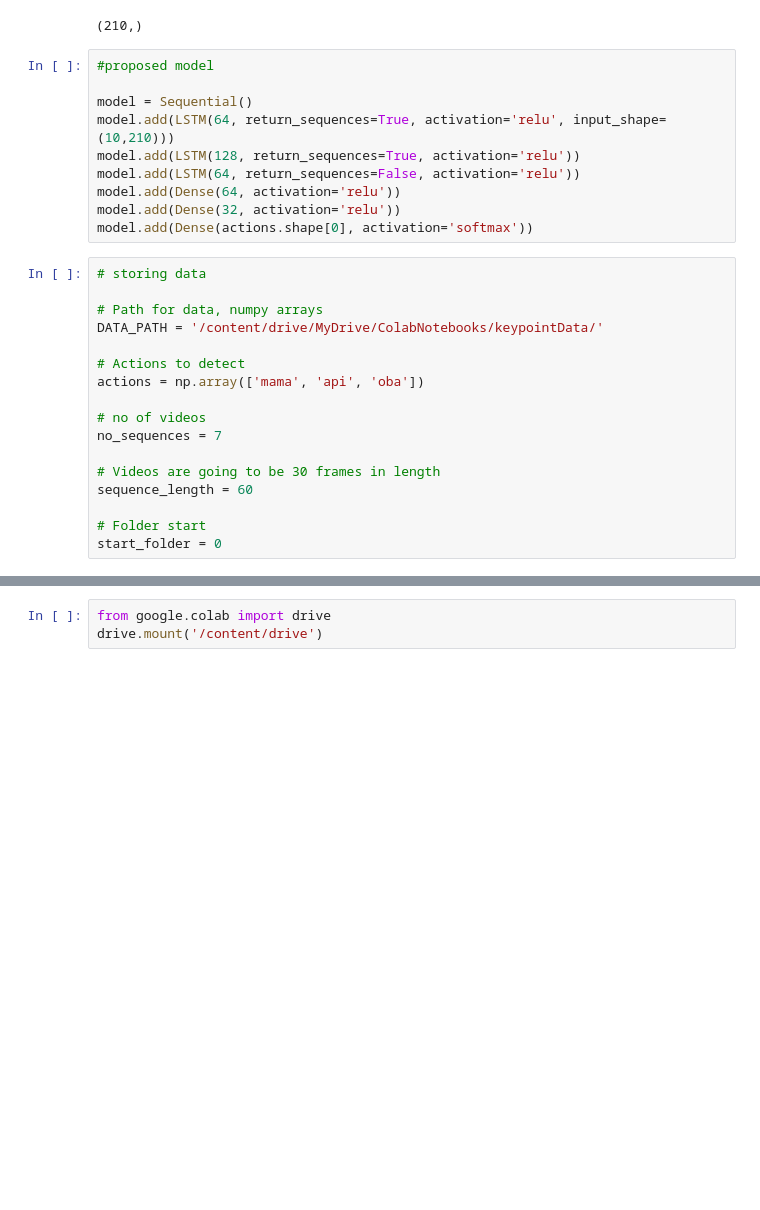
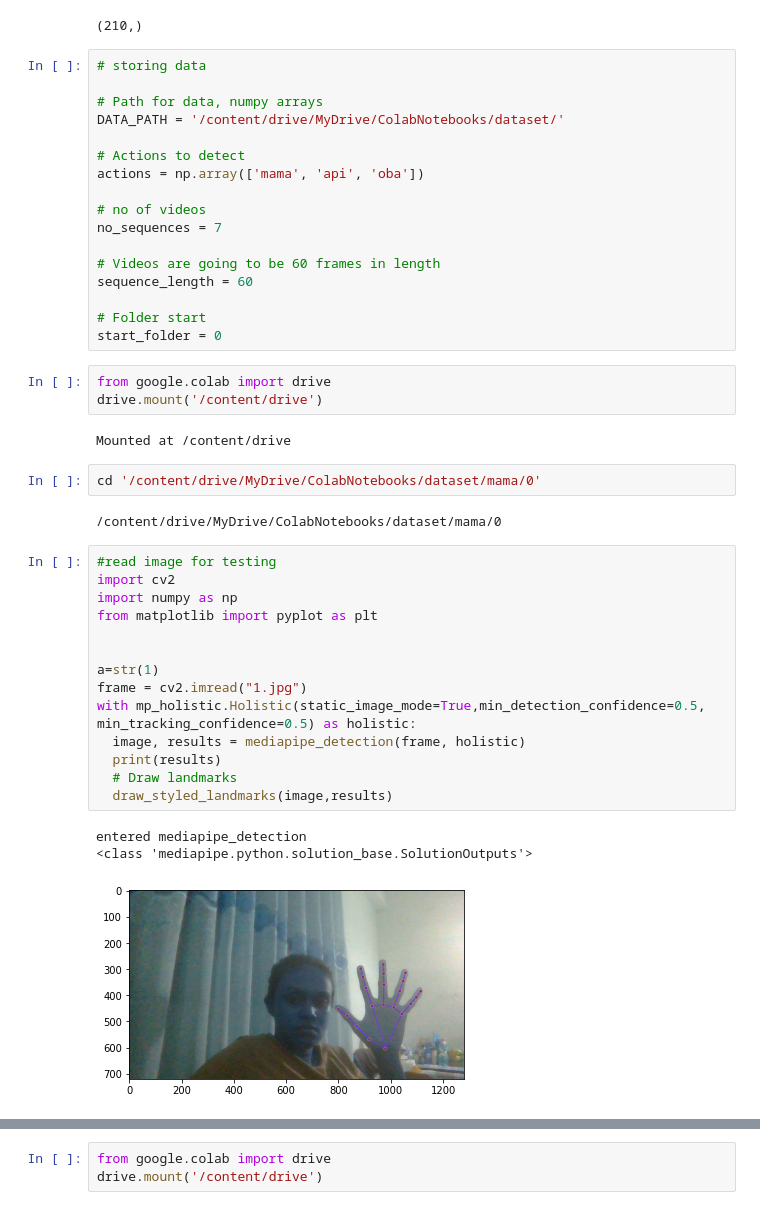
Before and after one commit to ChethaniDilhari/sign-language-detection-with-media-pipe, a Jupyter notebook: signDetection.ipynb, the cells around one changed output, grey strips where cells are left out. Drawn from its saved outputs; the diff is of its cells as text; blank space fills up the shorter version.

```diff
--- a/signDetection.ipynb
+++ b/signDetection.ipynb
@@ -571,21 +575,11 @@ final = results.flatten()
 final.shape
 # %% [output]
 (210,)
-# %%
-#proposed model
-
-model = Sequential()
-model.add(LSTM(64, return_sequences=True, activation='relu', input_shape=(10,210)))
-model.add(LSTM(128, return_sequences=True, activation='relu'))
-model.add(LSTM(64, return_sequences=False, activation='relu'))
-model.add(Dense(64, activation='relu'))
-model.add(Dense(32, activation='relu'))
-model.add(Dense(actions.shape[0], activation='softmax'))
 # %%
 # storing data
 
 # Path for data, numpy arrays
-DATA_PATH = '/content/drive/MyDrive/ColabNotebooks/keypointData/'
+DATA_PATH = '/content/drive/MyDrive/ColabNotebooks/dataset/'
 
 # Actions to detect
 actions = np.array(['mama', 'api', 'oba'])
@@ -593,11 +587,38 @@ actions = np.array(['mama', 'api', 'oba'])
 # no of videos
 no_sequences = 7
 
-# Videos are going to be 30 frames in length
+# Videos are going to be 60 frames in length
 sequence_length = 60
 
 # Folder start
 start_folder = 0
+# %%
+from google.colab import drive
+drive.mount('/content/drive')
+# %% [output]
+Mounted at /content/drive
+# %%
+cd '/content/drive/MyDrive/ColabNotebooks/dataset/mama/0'
+# %% [output]
+/content/drive/MyDrive/ColabNotebooks/dataset/mama/0
+# %%
+#read image for testing
+import cv2
+import numpy as np
+from matplotlib import pyplot as plt
+
+
+a=str(1)
+frame = cv2.imread("1.jpg")
+with mp_holistic.Holistic(static_image_mode=True,min_detection_confidence=0.5, min_tracking_confidence=0.5) as holistic:
+  image, results = mediapipe_detection(frame, holistic)
+  print(results)
+  # Draw landmarks
+  draw_styled_landmarks(image,results)
+# %% [output]
+entered mediapipe_detection
+<class 'mediapipe.python.solution_base.SolutionOutputs'>
+[figure, added]
 # %%
 
 with mp_holistic.Holistic(min_detection_confidence=0.5, min_tracking_confidence=0.5) as holistic:
```
Also changed, not shown: parts of 12 cells of this notebook.
